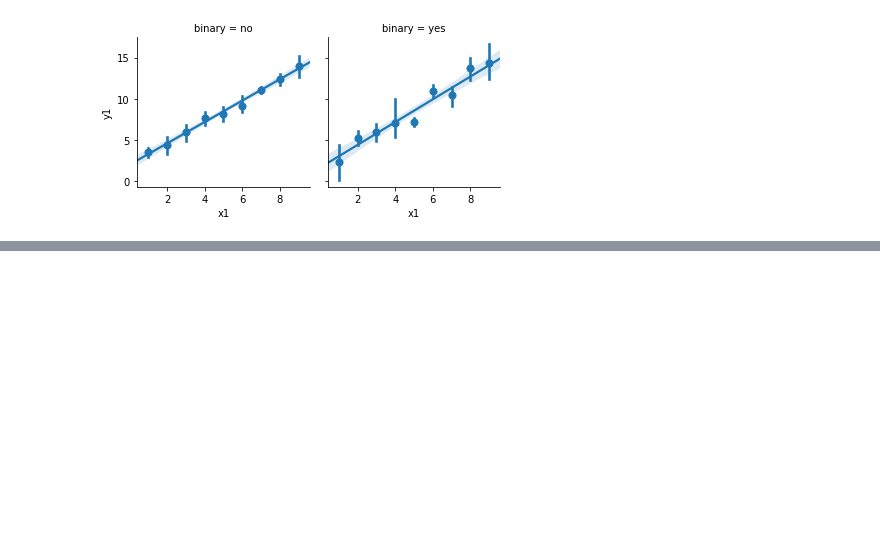
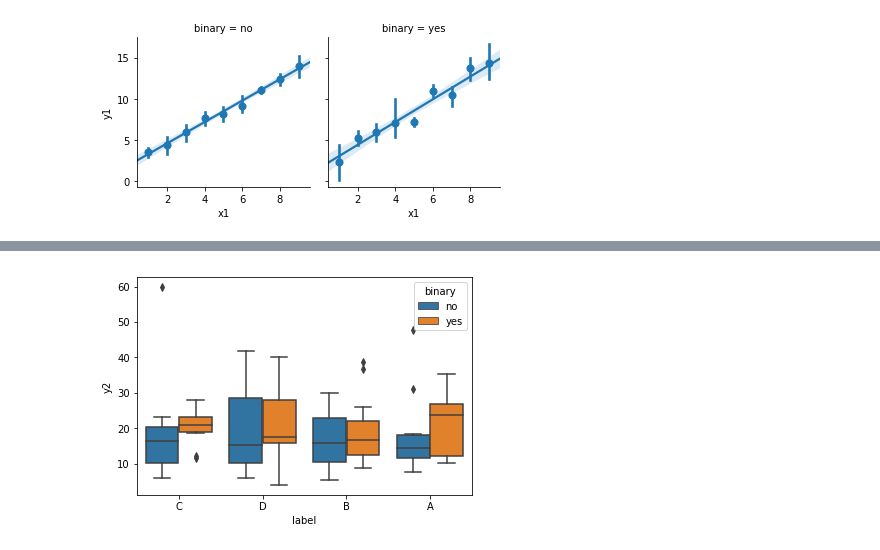
Before and after one commit to gjbex/training-material, a Jupyter notebook: Python/Seaborn/seaborn.ipynb, the cells around one changed output, grey strips where cells are left out. Saved outputs shown, nothing was run; the diff lists cells and outputs as text; code cells hidden in the pictures; blank space fills up the shorter version.

```diff
--- a/Python/Seaborn/seaborn.ipynb
+++ b/Python/Seaborn/seaborn.ipynb
@@ -117,0 +140,4 @@ sns.lmplot(x='x1', y='y1', data=data, x_estimator=np.mean,
+# %%
+sns.boxplot(x='label', y='y2', data=data, hue='binary');
+# %% [output]
+[figure, added]
```
Also changed, not shown: parts of 18 cells of this notebook, 1 other file.
